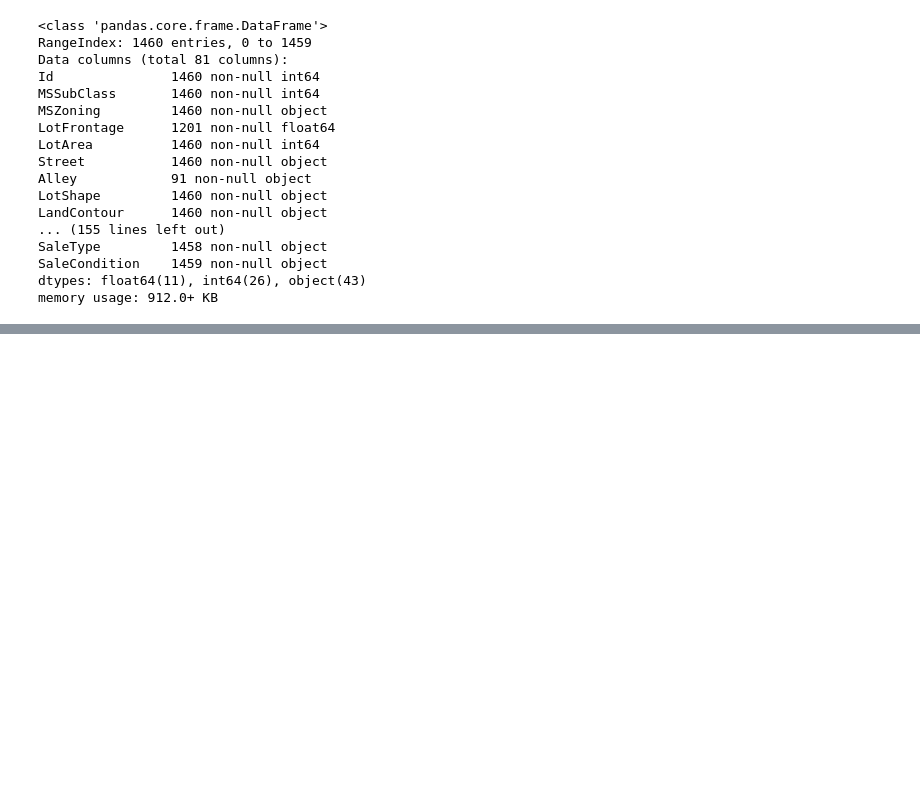
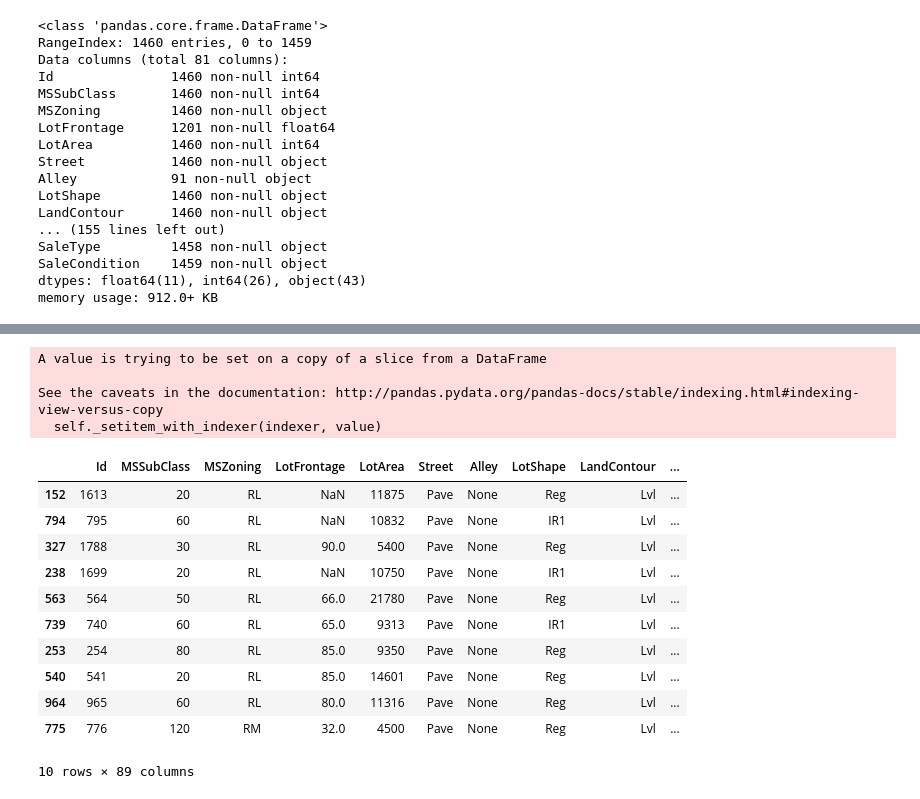
Before and after one commit to AutuanLiu/Kaggle-Compettions, a Jupyter notebook: House Prices/data pre-processing.ipynb, the cells around one changed output, grey strips where cells are left out. Drawn from its saved outputs; the diff is of its cells as text; code cells hidden in the pictures; blank space fills up the shorter version.

```diff
--- a/House Prices/data pre-processing.ipynb
+++ b/House Prices/data pre-processing.ipynb
@@ -79,0 +546,2 @@ memory usage: 912.0+ KB
+# %%
+dataset.drop(labels=['YearRemodAdd', 'YearBuilt'], axis=1, inplace=True)
@@ -79,0 +582,5 @@ memory usage: 912.0+ KB
+# %%
+dataset.Exterior1st.fillna('VinylSd', inplace=True)
+idx = dataset[dataset.Exterior2nd.isna()].index[0]
+dataset.Exterior2nd.fillna(dataset.Exterior1st.iloc[idx], inplace=True)
+dataset.MasVnrType.fillna('None', inplace=True)
@@ -79,0 +603,3 @@ memory usage: 912.0+ KB
+# %%
+dataset['n_Exterior'] = 1
+dataset['n_Exterior'].loc[dataset['Exterior2nd'] != dataset['Exterior1st']] += 1
@@ -79,0 +667,27 @@ memory usage: 912.0+ KB
+# %%
+dataset['has_Exposure'] = 1
+dataset['has_Exposure'].loc[dataset['BsmtExposure'] == 'No'] = 0
+dataset['has_finshed1'] = 1
+dataset['has_finshed1'].loc[dataset['BsmtFinType1'] == 'Unf'] = 0
+dataset['has_Bsmt1'] = 1
+dataset['has_Bsmt1'].loc[dataset['BsmtFinType1'] == 'None'] = 0
+# %% [output]
+A value is trying to be set on a copy of a slice from a DataFrame
+
+See the caveats in the documentation: http://pandas.pydata.org/pandas-docs/stable/indexing.html#indexing-view-versus-copy
+  self._setitem_with_indexer(indexer, value)
+# %%
+dataset.sample(10)
+# %% [output]
+|  | Id | MSSubClass | MSZoning | LotFrontage | LotArea | Street | Alley | LotShape | LandContour | ... |
+| 152 | 1613 | 20 | RL | NaN | 11875 | Pave | None | Reg | Lvl | ... |
+| 794 | 795 | 60 | RL | NaN | 10832 | Pave | None | IR1 | Lvl | ... |
+| 327 | 1788 | 30 | RL | 90.0 | 5400 | Pave | None | Reg | Lvl | ... |
+| 238 | 1699 | 20 | RL | NaN | 10750 | Pave | None | IR1 | Lvl | ... |
+| 563 | 564 | 50 | RL | 66.0 | 21780 | Pave | None | Reg | Lvl | ... |
+| 739 | 740 | 60 | RL | 65.0 | 9313 | Pave | None | IR1 | Lvl | ... |
+| 253 | 254 | 80 | RL | 85.0 | 9350 | Pave | None | Reg | Lvl | ... |
+| 540 | 541 | 20 | RL | 85.0 | 14601 | Pave | None | Reg | Lvl | ... |
+| 964 | 965 | 60 | RL | 80.0 | 11316 | Pave | None | Reg | Lvl | ... |
+| 775 | 776 | 120 | RM | 32.0 | 4500 | Pave | None | Reg | Lvl | ... |
+10 rows × 89 columns
```
Also changed, not shown: parts of 77 cells of this notebook.
